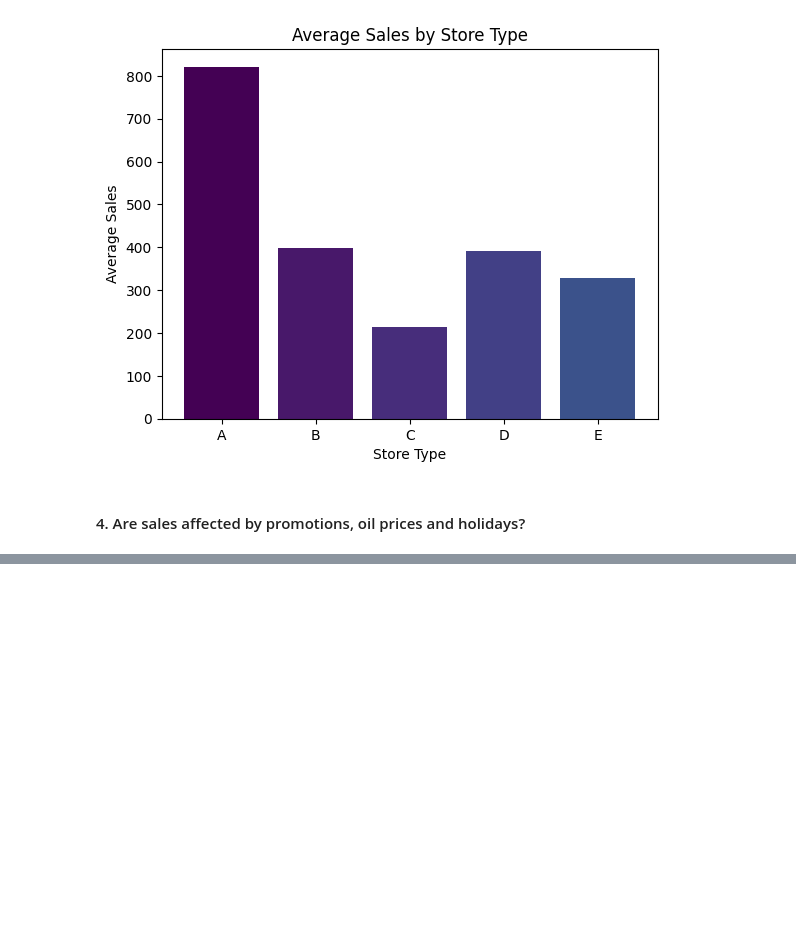
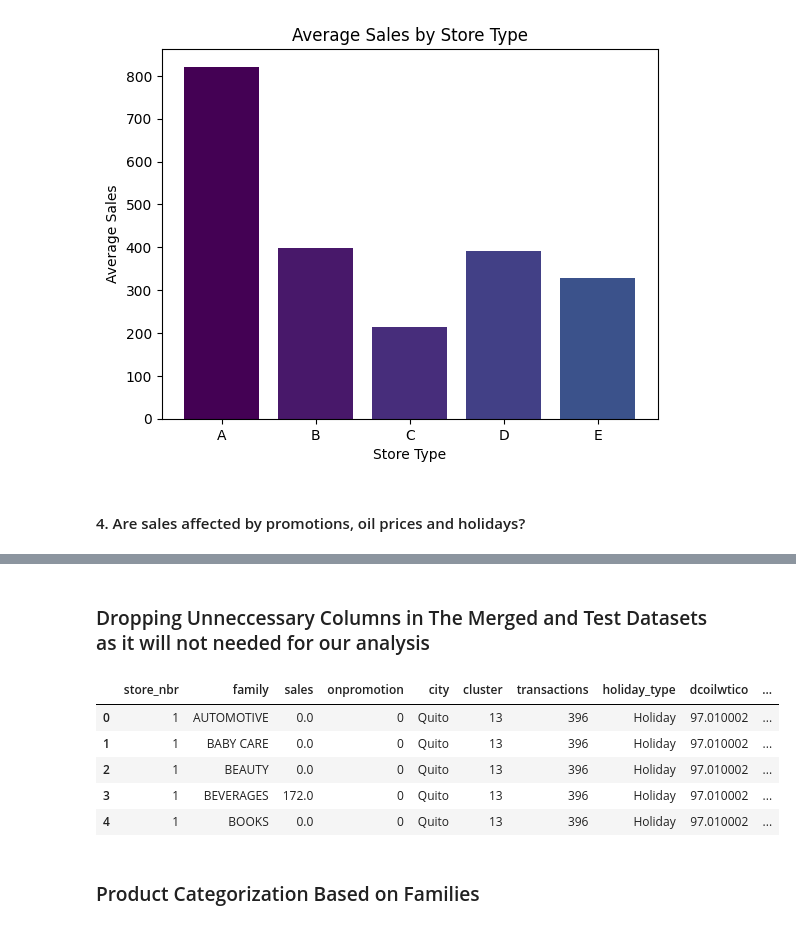
Before and after one commit to analystdee/LP3-Reggression-project, a Jupyter notebook: file.ipynb, the cells around one changed output, grey strips where cells are left out. Drawn from its saved outputs; the diff is of its cells as text; code cells hidden in the pictures; blank space fills up the shorter version.

```diff
--- a/file.ipynb
+++ b/file.ipynb
@@ -817,0 +862,7 @@ plt.show()
+# %%
+# Extracting Date Components
+merged_data['date'] = pd.to_datetime(merged_data['date'])
+merged_data['year'] = merged_data['date'].dt.year
+merged_data['month'] = merged_data['date'].dt.month
+merged_data['day'] = merged_data['date'].dt.day
+merged_data.head()
@@ -817,0 +876,16 @@ plt.show()
+# %% [markdown]
+### Dropping Unneccessary Columns in The Merged and Test Datasets as it will not needed for our analysis
+# %%
+columns_to_drop = ['date','id', 'locale', 'locale_name', 'description', 'store_type', 'transferred', 'state']
+merged_data = merged_data.drop(columns=columns_to_drop)
+
+merged_data.head()
+# %% [output]
+|  | store_nbr | family | sales | onpromotion | city | cluster | transactions | holiday_type | dcoilwtico | ... |
+| 0 | 1 | AUTOMOTIVE | 0.0 | 0 | Quito | 13 | 396 | Holiday | 97.010002 | ... |
+| 1 | 1 | BABY CARE | 0.0 | 0 | Quito | 13 | 396 | Holiday | 97.010002 | ... |
+| 2 | 1 | BEAUTY | 0.0 | 0 | Quito | 13 | 396 | Holiday | 97.010002 | ... |
+| 3 | 1 | BEVERAGES | 172.0 | 0 | Quito | 13 | 396 | Holiday | 97.010002 | ... |
+| 4 | 1 | BOOKS | 0.0 | 0 | Quito | 13 | 396 | Holiday | 97.010002 | ... |
+# %% [markdown]
+### Product Categorization Based on Families
```
Also changed, not shown: parts of 42 cells of this notebook.
